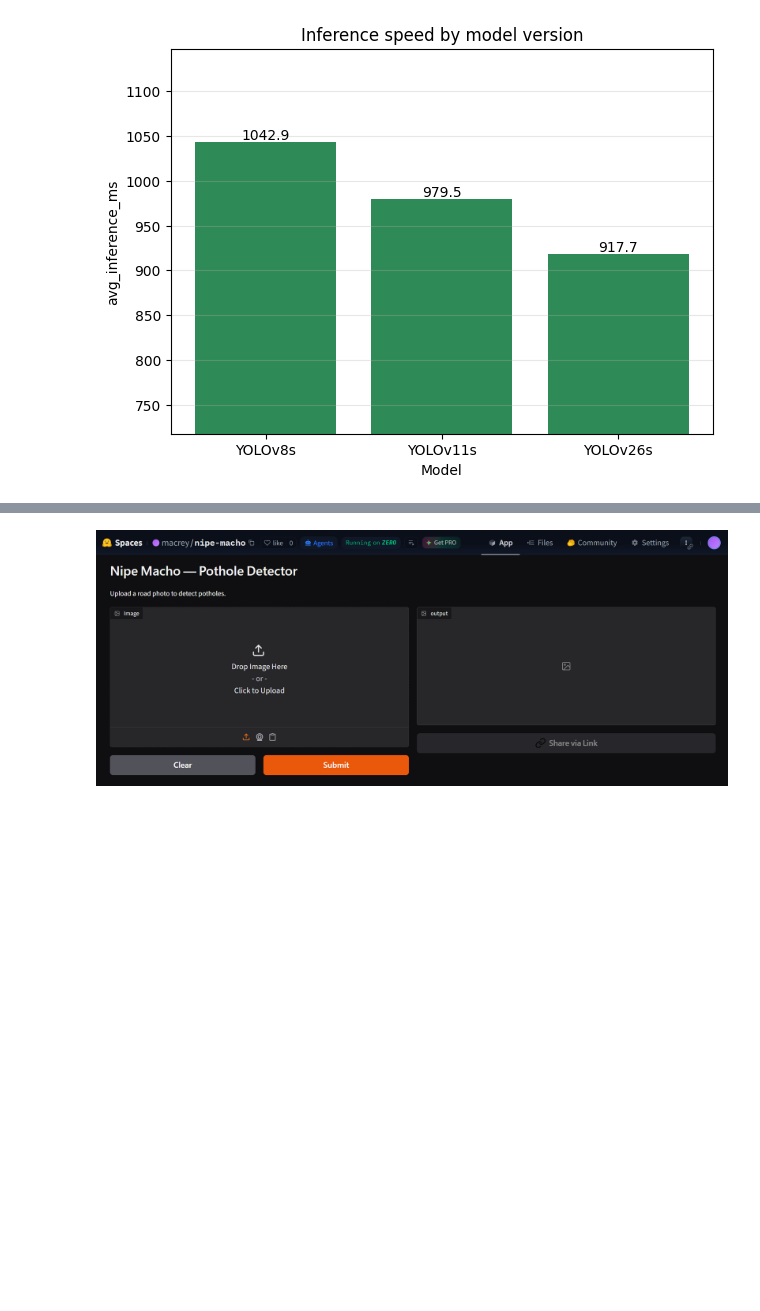
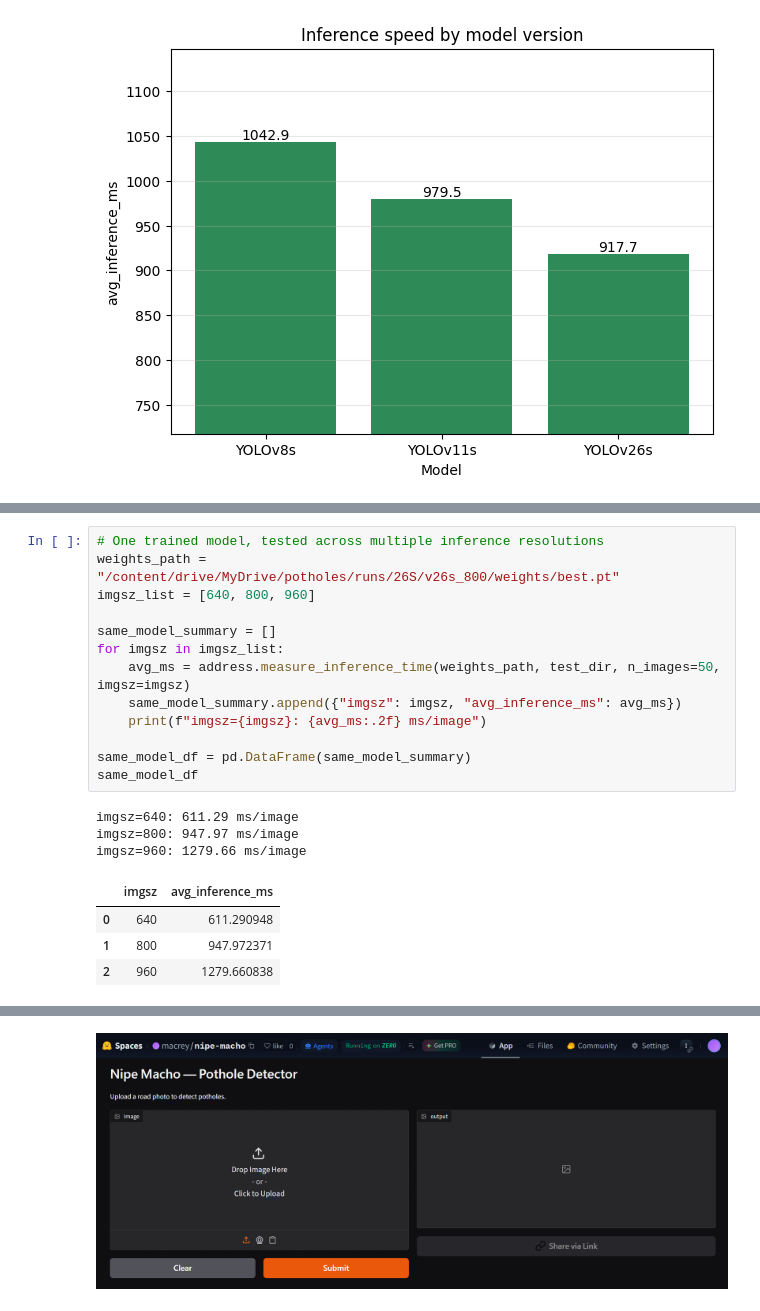
Before and after one commit to kibwale/nipe_macho, a Jupyter notebook: notebooks/testing_new_data.ipynb, the cells around one changed output, grey strips where cells are left out. Drawn from its saved outputs; the diff is of its cells as text; blank space fills up the shorter version.

```diff
--- a/notebooks/testing_new_data.ipynb
+++ b/notebooks/testing_new_data.ipynb
@@ -579,0 +587,21 @@ assess.plot_bar(inference_df, x_col="model", metric="avg_inference_ms", color="s
+# %%
+# One trained model, tested across multiple inference resolutions
+weights_path = "/content/drive/MyDrive/potholes/runs/26S/v26s_800/weights/best.pt"
+imgsz_list = [640, 800, 960]
+
+same_model_summary = []
+for imgsz in imgsz_list:
+    avg_ms = address.measure_inference_time(weights_path, test_dir, n_images=50, imgsz=imgsz)
+    same_model_summary.append({"imgsz": imgsz, "avg_inference_ms": avg_ms})
+    print(f"imgsz={imgsz}: {avg_ms:.2f} ms/image")
+
+same_model_df = pd.DataFrame(same_model_summary)
+same_model_df
+# %% [output]
+imgsz=640: 611.29 ms/image
+imgsz=800: 947.97 ms/image
+imgsz=960: 1279.66 ms/image
+|  | imgsz | avg_inference_ms |
+| 0 | 640 | 611.290948 |
+| 1 | 800 | 947.972371 |
+| 2 | 960 | 1279.660838 |
```
Also changed, not shown: parts of 8 cells of this notebook.
